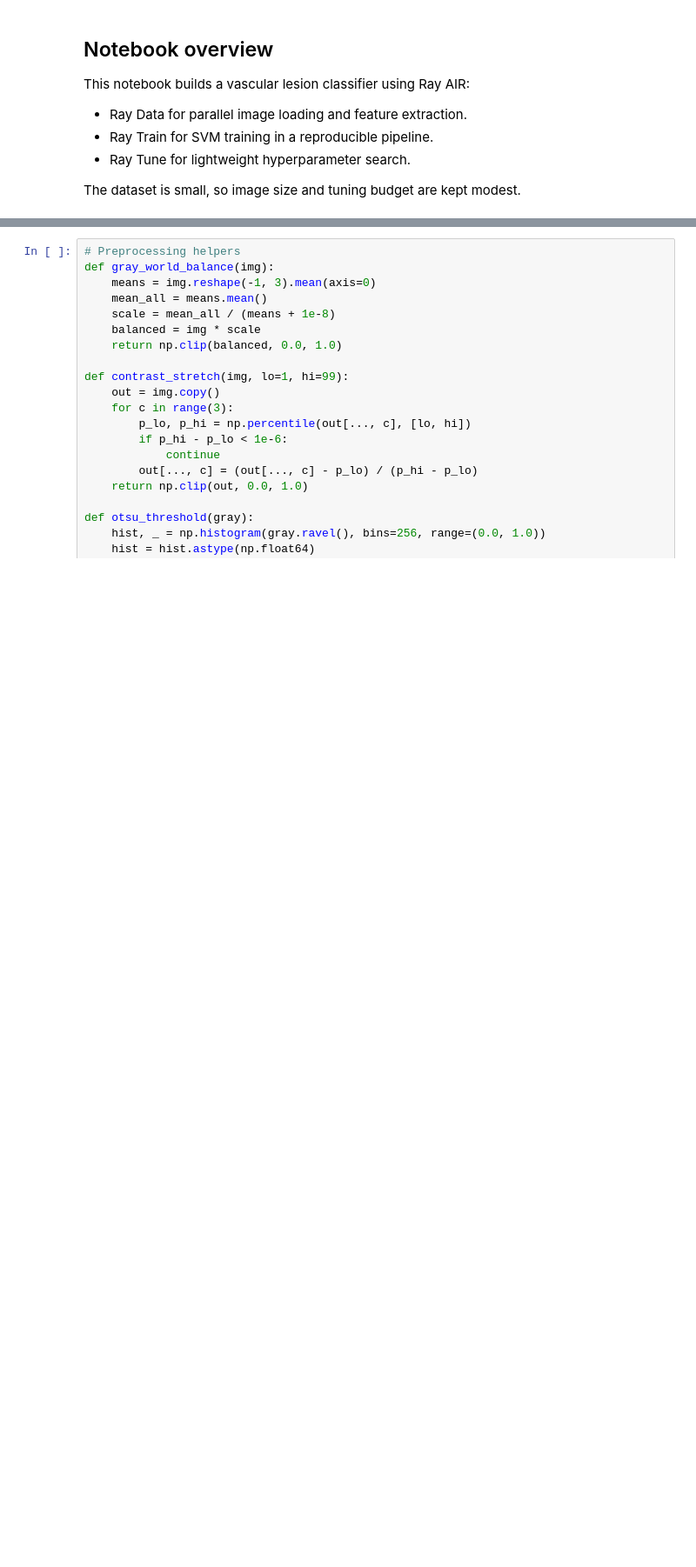
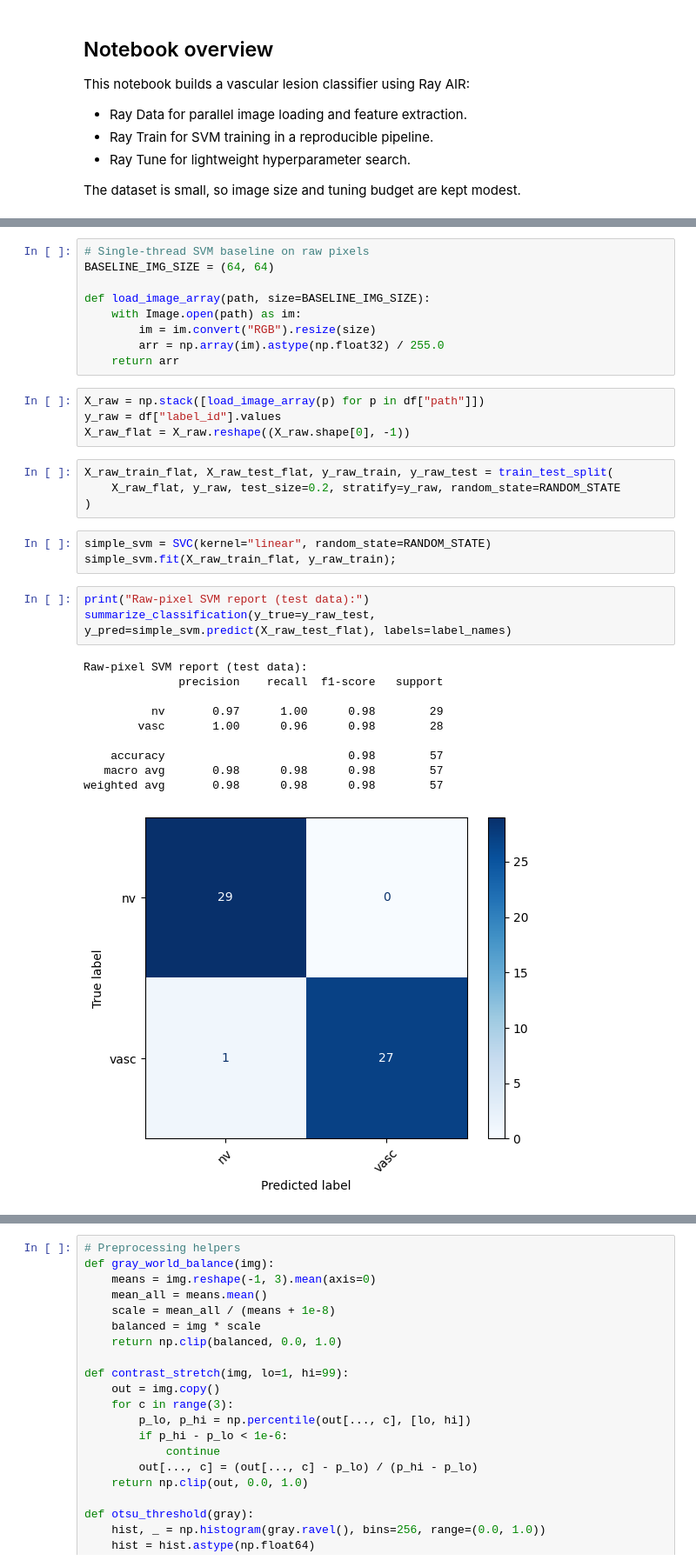
Before and after one commit to WSm-77/distributed_systems, a Jupyter notebook: skin_cancer/classify_skin_cancer.ipynb, the cells around one changed output, grey strips where cells are left out. Shown at 87% size. Cells and saved outputs as stored; diff of their text form; blank space fills up the shorter version.

Commit message:
feat: train baseline SVM's

```diff
--- a/skin_cancer/classify_skin_cancer.ipynb
+++ b/skin_cancer/classify_skin_cancer.ipynb
@@ -44,0 +136,34 @@ IMG_SIZE = (96, 96)
+# %%
+# Single-thread SVM baseline on raw pixels
+BASELINE_IMG_SIZE = (64, 64)
+
+def load_image_array(path, size=BASELINE_IMG_SIZE):
+    with Image.open(path) as im:
+        im = im.convert("RGB").resize(size)
+        arr = np.array(im).astype(np.float32) / 255.0
+    return arr
+# %%
+X_raw = np.stack([load_image_array(p) for p in df["path"]])
+y_raw = df["label_id"].values
+X_raw_flat = X_raw.reshape((X_raw.shape[0], -1))
+# %%
+X_raw_train_flat, X_raw_test_flat, y_raw_train, y_raw_test = train_test_split(
+    X_raw_flat, y_raw, test_size=0.2, stratify=y_raw, random_state=RANDOM_STATE
+)
+# %%
+simple_svm = SVC(kernel="linear", random_state=RANDOM_STATE)
+simple_svm.fit(X_raw_train_flat, y_raw_train);
+# %%
+print("Raw-pixel SVM report (test data):")
+summarize_classification(y_true=y_raw_test, y_pred=simple_svm.predict(X_raw_test_flat), labels=label_names)
+# %% [output]
+Raw-pixel SVM report (test data):
+              precision    recall  f1-score   support
+
+          nv       0.97      1.00      0.98        29
+        vasc       1.00      0.96      0.98        28
+
+    accuracy                           0.98        57
+   macro avg       0.98      0.98      0.98        57
+weighted avg       0.98      0.98      0.98        57
+[figure, added]
```
Also changed, not shown: parts of 33 cells of this notebook.
